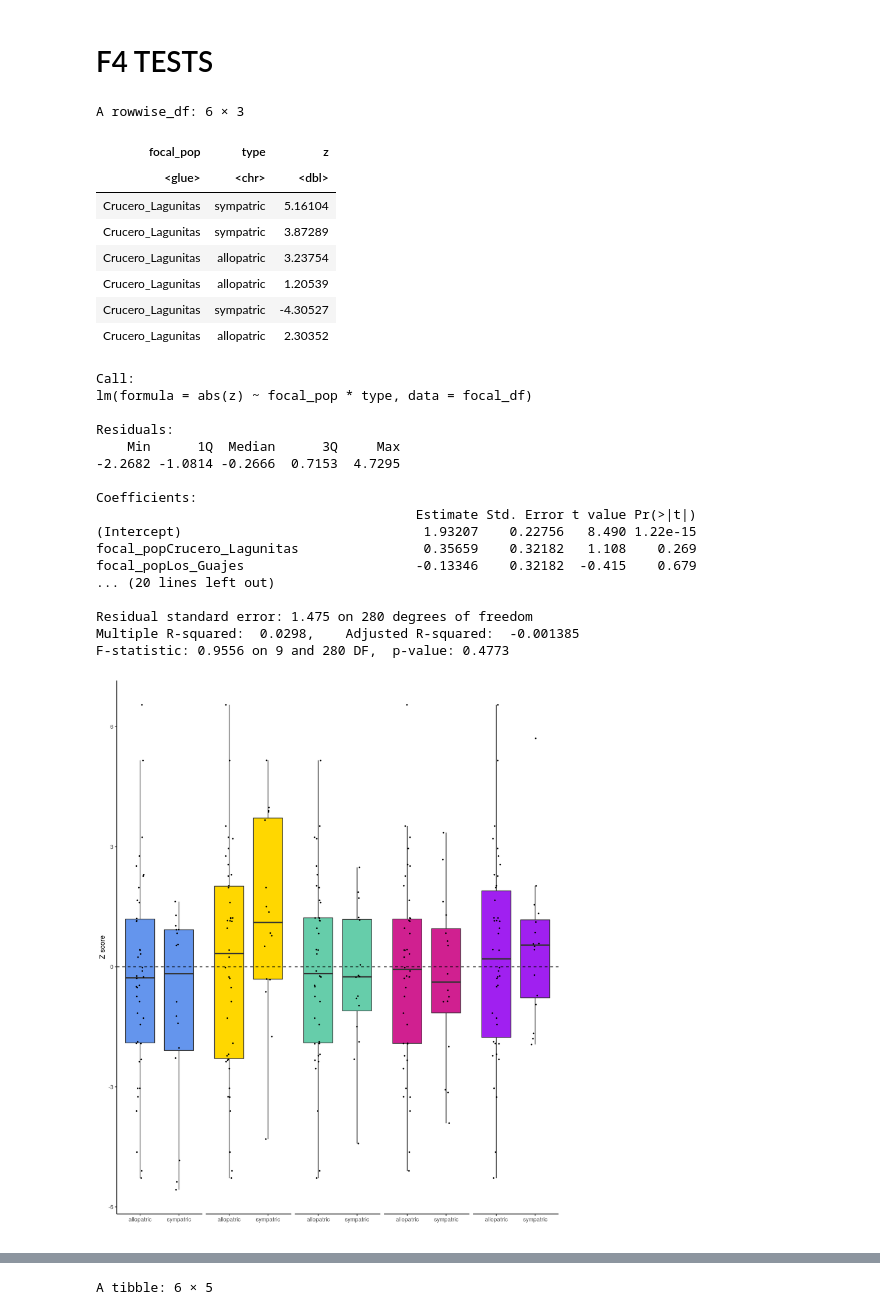
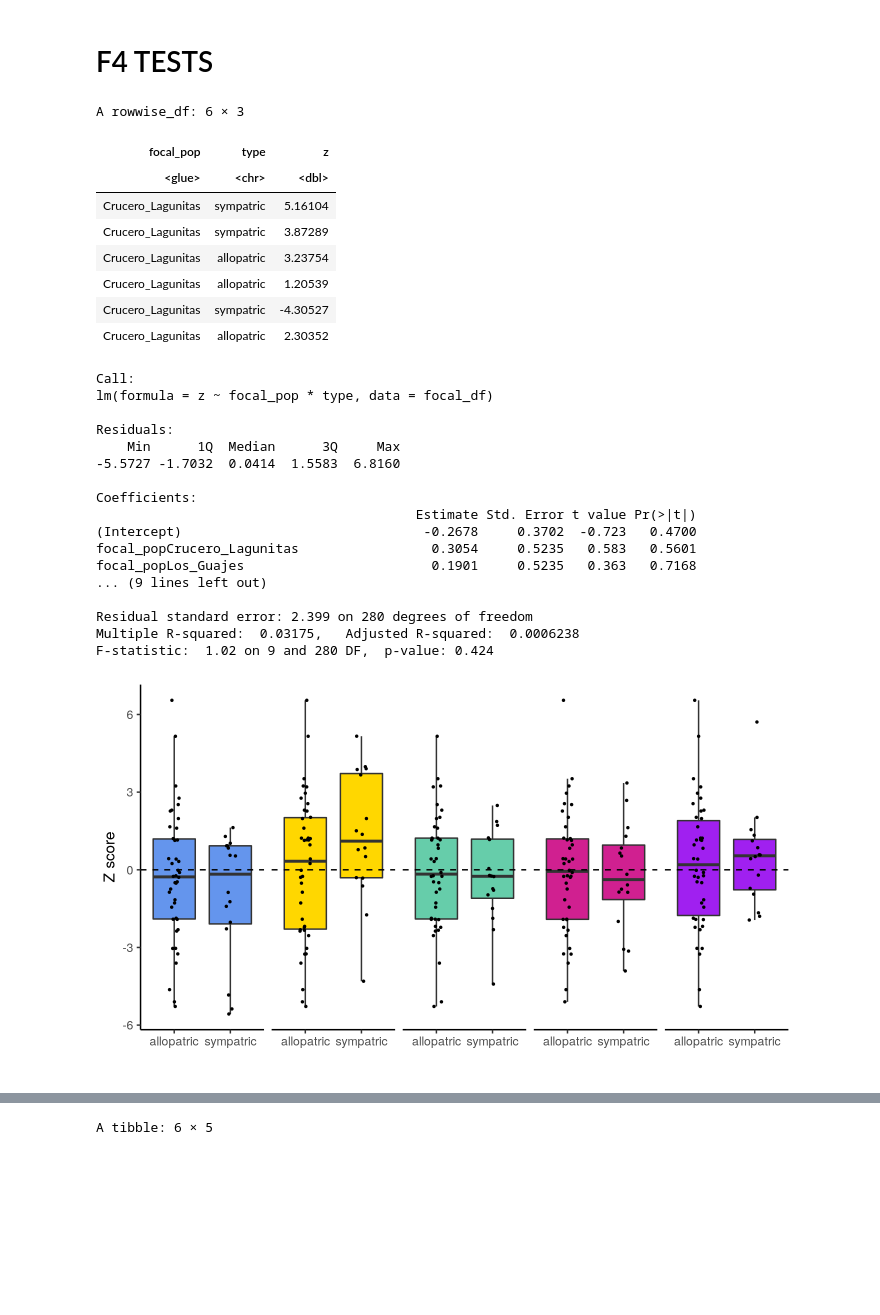
Before and after one commit to silastittes/parv_local, a Jupyter notebook: notebooks/Parv Local Admixture.ipynb, the cells around one changed output, grey strips where cells are left out. Saved outputs shown, nothing was run; the diff lists cells and outputs as text; code cells hidden in the pictures; blank space fills up the shorter version.

```diff
--- a/notebooks/Parv Local Admixture.ipynb
+++ b/notebooks/Parv Local Admixture.ipynb
@@ -536,7 +536,7 @@ focal_df %>%
     select(focal_pop, type, z) %>%
     head()
 
-mod <- lm(abs(z) ~ focal_pop*type, data = focal_df)
+mod <- lm(z ~ focal_pop*type, data = focal_df)
 summary(mod)
 
 f4_plot
@@ -548,40 +548,40 @@ focal_df %>%
     geom_boxplot(outlier.shape = NA) +
     geom_jitter(height = 0, width = 0.1, size = 0.5) +
     #ggforce::geom_sina() +
     facet_wrap(~focal_pop, nrow = 1, scales = "fixed") +
     xlab("") +
     ylab("f4") +
     theme_classic() +
     scale_fill_identity() +
     theme(
         strip.background = element_blank(),
         strip.text.x = element_blank()
     )
 # %% [output]
 A rowwise_df: 6 × 3
 | focal_pop | type | z |
 | <glue> | <chr> | <dbl> |
 | Crucero_Lagunitas | sympatric | 5.16104 |
 | Crucero_Lagunitas | sympatric | 3.87289 |
 | Crucero_Lagunitas | allopatric | 3.23754 |
 | Crucero_Lagunitas | allopatric | 1.20539 |
 | Crucero_Lagunitas | sympatric | -4.30527 |
 | Crucero_Lagunitas | allopatric | 2.30352 |
 Call:
-lm(formula = abs(z) ~ focal_pop * type, data = focal_df)
+lm(formula = z ~ focal_pop * type, data = focal_df)
 
 Residuals:
     Min      1Q  Median      3Q     Max
--2.2682 -1.0814 -0.2666  0.7153  4.7295
+-5.5727 -1.7032  0.0414  1.5583  6.8160
 
 Coefficients:
                                          Estimate Std. Error t value Pr(>|t|)
-(Intercept)                               1.93207    0.22756   8.490 1.22e-15
-focal_popCrucero_Lagunitas                0.35659    0.32182   1.108    0.269
-focal_popLos_Guajes                      -0.13346    0.32182  -0.415    0.679
-... (20 lines left out)
+(Intercept)                               -0.2678     0.3702  -0.723   0.4700
+focal_popCrucero_Lagunitas                 0.3054     0.5235   0.583   0.5601
+focal_popLos_Guajes                        0.1901     0.5235   0.363   0.7168
+... (9 lines left out)
 
-Residual standard error: 1.475 on 280 degrees of freedom
-Multiple R-squared:  0.0298,    Adjusted R-squared:  -0.001385
-F-statistic: 0.9556 on 9 and 280 DF,  p-value: 0.4773
+Residual standard error: 2.399 on 280 degrees of freedom
+Multiple R-squared:  0.03175,   Adjusted R-squared:  0.0006238
+F-statistic:  1.02 on 9 and 280 DF,  p-value: 0.424
-[figure, old version]
+[figure, new version]
```
Also changed, not shown: parts of 5 cells of this notebook, 8 other files.
